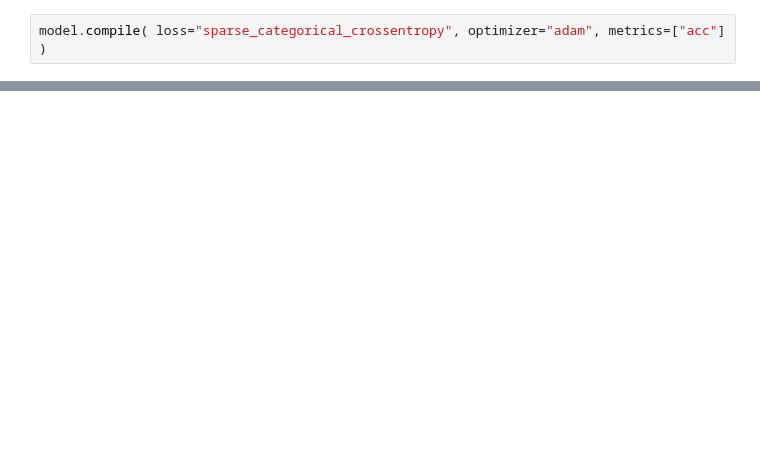
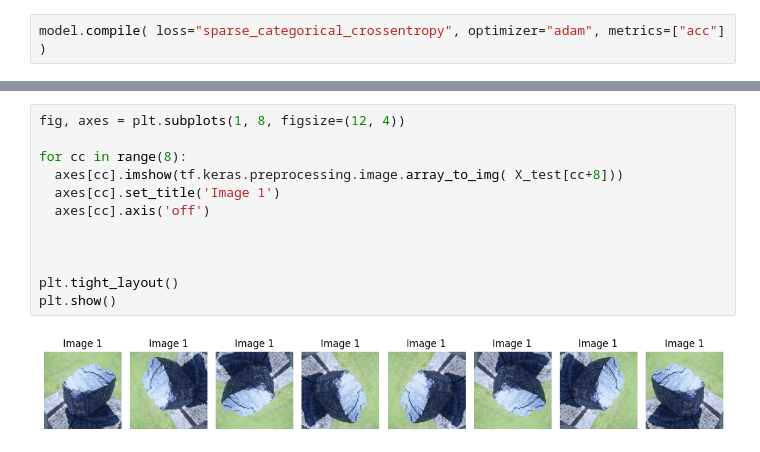
Before and after one commit to gnapat/CNN_Imageclassified, a Jupyter notebook: deep_hw01.ipynb, the cells around one changed output, grey strips where cells are left out. Cells and saved outputs as stored; diff of their text form; blank space fills up the shorter version.

```diff
--- a/deep_hw01.ipynb
+++ b/deep_hw01.ipynb
@@ -308,0 +300,14 @@ print( f"{model.metrics_names}: {results}" )
+# %%
+fig, axes = plt.subplots(1, 8, figsize=(12, 4))
+
+for cc in range(8):
+  axes[cc].imshow(tf.keras.preprocessing.image.array_to_img( X_test[cc+8]))
+  axes[cc].set_title('Image 1')
+  axes[cc].axis('off')
+
+
+
+plt.tight_layout()
+plt.show()
+# %% [output]
+[figure, added]
```
Also changed, not shown: parts of 18 cells of this notebook.
